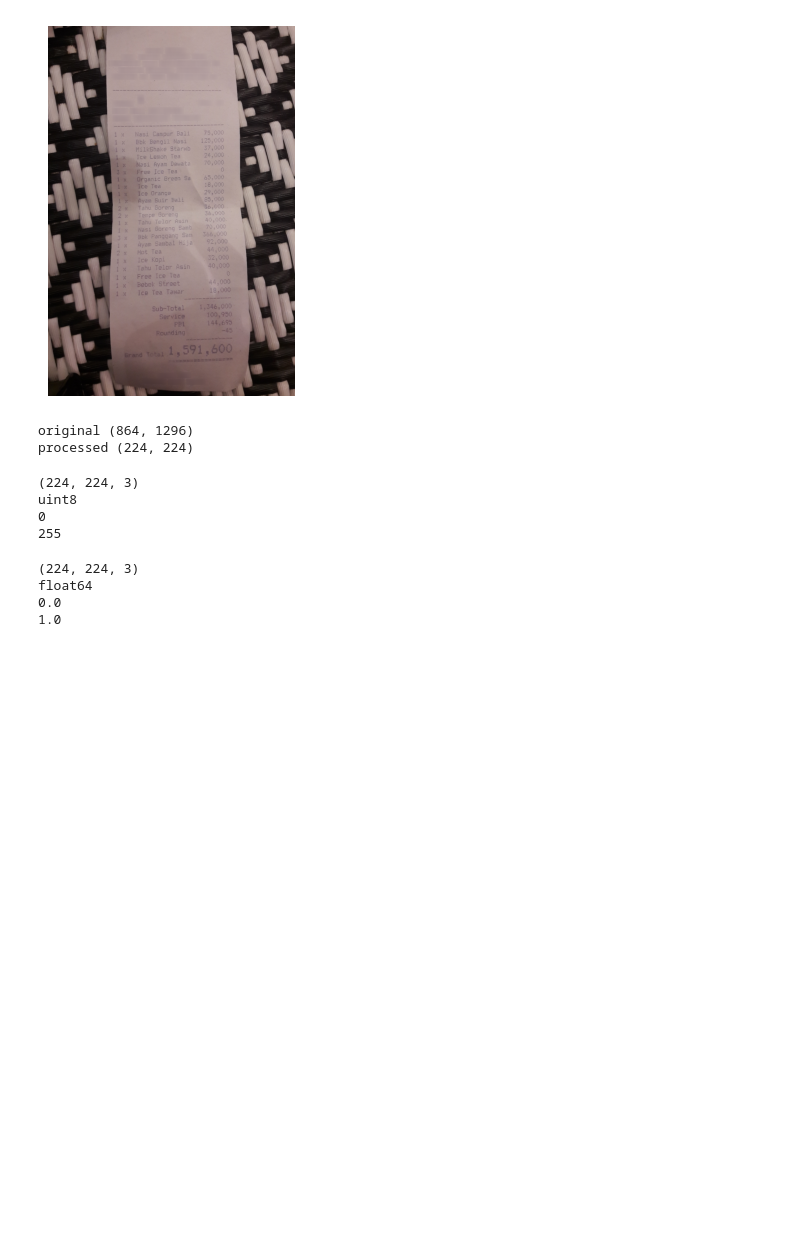
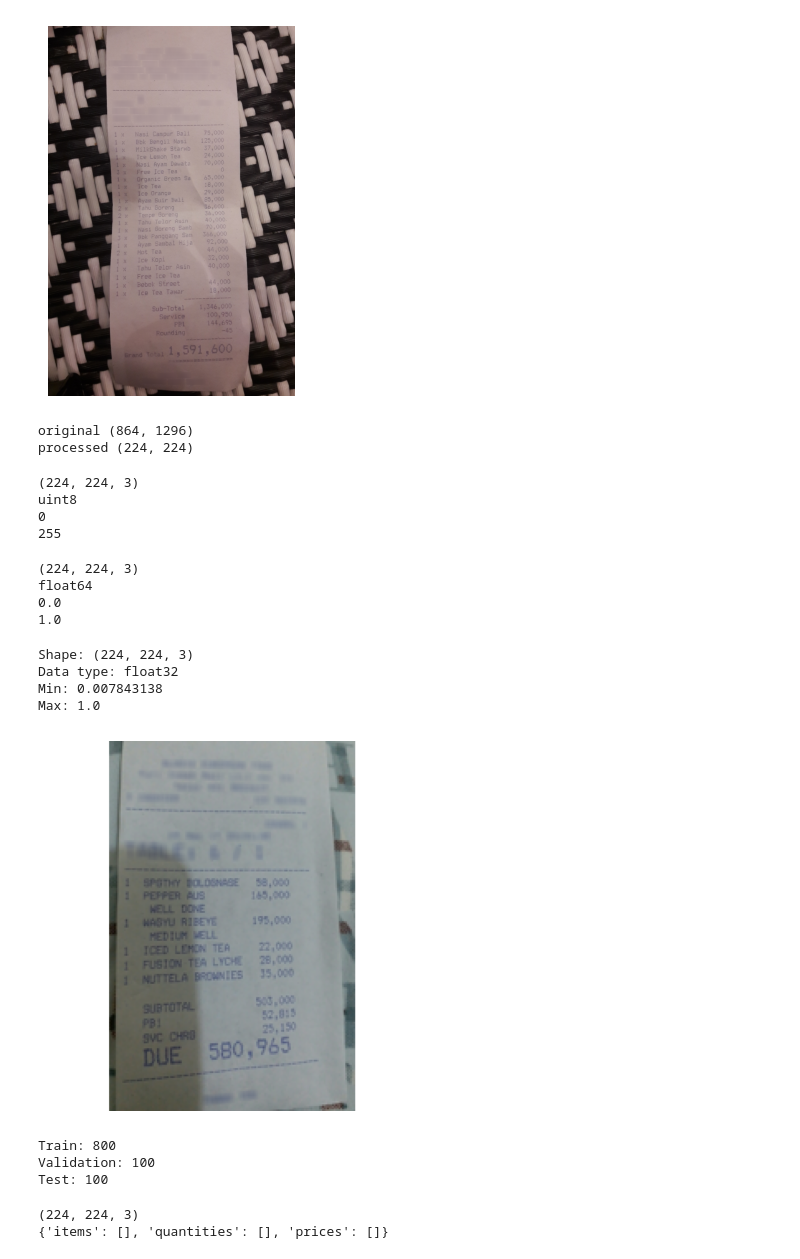
Before and after one commit to Vishnu17-git/DocVision, a Jupyter notebook: notebook/preprocessed.ipynb, the cells around one changed output. Saved outputs shown, nothing was run; the diff lists cells and outputs as text; code cells hidden in the pictures; blank space fills up the shorter version.

```diff
--- a/notebook/preprocessed.ipynb
+++ b/notebook/preprocessed.ipynb
@@ -41,10 +39,10 @@ def resize_aspect(image):
 
     return image
 # %%
-process_image=resize_aspect(image)
+preprocess_image=resize_aspect(image)
 
 print("original",image.size)
-print("processed",process_image.size)
+print("processed",preprocess_image.size)
 # %% [output]
 original (864, 1296)
 processed (149, 224)
@@ -117,0 +167,22 @@ float64
+# %%
+sample = dataset["train"][1]["image"]
+
+processed = preprocess_image(sample)
+
+print("Shape:", processed.shape)
+print("Data type:", processed.dtype)
+print("Min:", processed.min())
+print("Max:", processed.max())
+# %% [output]
+Shape: (224, 224, 3)
+Data type: float32
+Min: 0.007843138
+Max: 1.0
+# %%
+import matplotlib.pyplot as plt
+
+plt.imshow(processed)
+plt.axis("off")
+plt.show()
+# %% [output]
+[figure, added]
@@ -117,0 +205,8 @@ float64
+# %%
+print("Train:", len(train_images))
+print("Validation:", len(val_images))
+print("Test:", len(test_images))
+# %% [output]
+Train: 800
+Validation: 100
+Test: 100
@@ -117,0 +222,8 @@ float64
+# %%
+sample = create_sample(dataset["train"][0])
+
+print(sample["image"].shape)
+print(sample["labels"])
+# %% [output]
+(224, 224, 3)
+{'items': [], 'quantities': [], 'prices': []}
```
Also changed, not shown: parts of 5 cells of this notebook, 15 other files.
